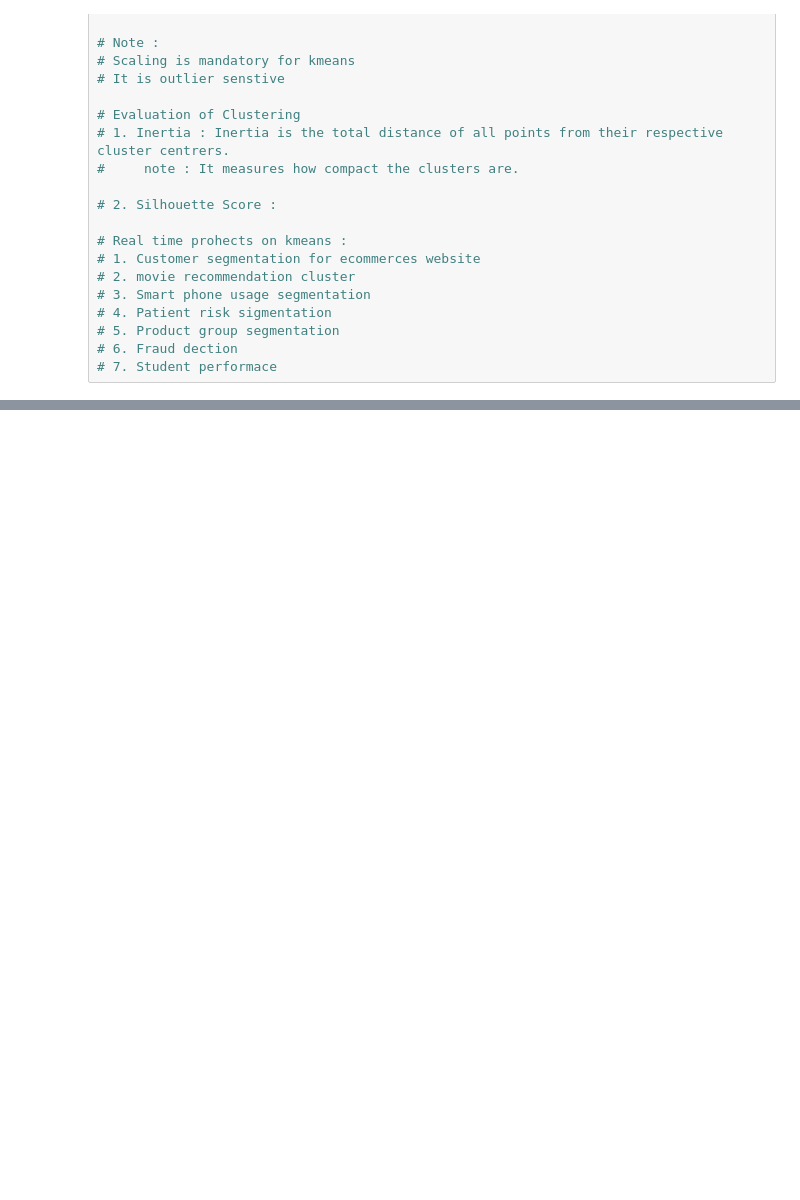
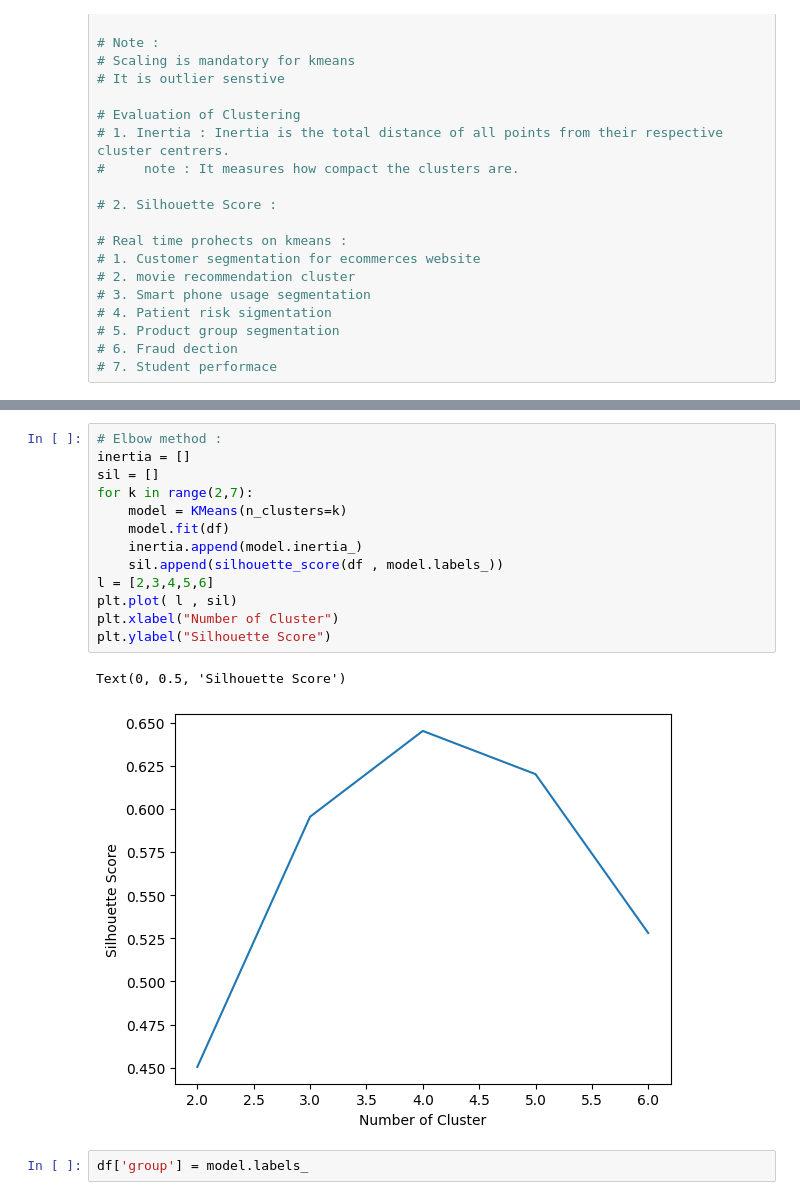
Before and after one commit to Sri-Harsha-ka/TekWorkWeeklyTasks, a Jupyter notebook: HS5_UnsupervisedLearning/KMeans.ipynb, the cells around one changed output, grey strips where cells are left out. Cells and saved outputs as stored; diff of their text form; blank space fills up the shorter version.

```diff
--- a/HS5_UnsupervisedLearning/KMeans.ipynb
+++ b/HS5_UnsupervisedLearning/KMeans.ipynb
@@ -47,0 +110,18 @@ import numpy as np
+# %%
+# Elbow method :
+inertia = []
+sil = []
+for k in range(2,7):
+    model = KMeans(n_clusters=k)
+    model.fit(df)
+    inertia.append(model.inertia_)
+    sil.append(silhouette_score(df , model.labels_))
+l = [2,3,4,5,6]
+plt.plot( l , sil)
+plt.xlabel("Number of Cluster")
+plt.ylabel("Silhouette Score")
+# %% [output]
+Text(0, 0.5, 'Silhouette Score')
+[figure, added]
+# %%
+df['group'] = model.labels_
```
Also changed, not shown: parts of 12 cells of this notebook.
